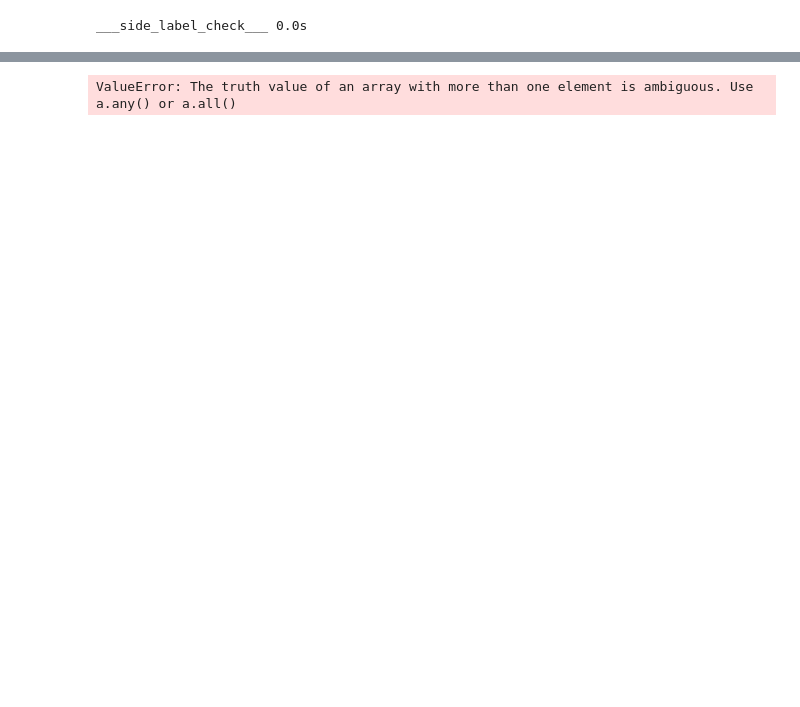
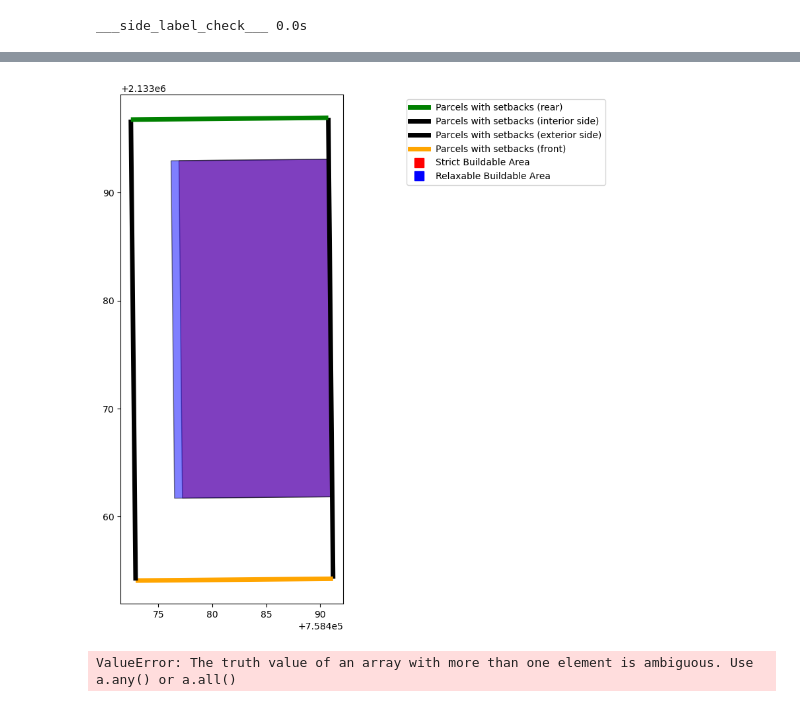
Before and after one commit to vibe-lab-gsd/zonepy, a Jupyter notebook: examples.ipynb, the cells around one changed output, grey strips where cells are left out. Drawn from its saved outputs; the diff is of its cells as text; code cells hidden in the pictures; blank space fills up the shorter version.

```diff
--- a/examples.ipynb
+++ b/examples.ipynb
@@ -899,0 +1060,11 @@ ___side_label_check___ 0.0s
+# %%
+bldg_data = zp_read_bldg(r"/Users/houpuli/Redlining Lab Dropbox/HOUPU LI/ceshi/tidybuilding/2_fam.bldg")
+district_data = district[district['dist_name']=='Single-Family Detached Dwelling 4']
+parcel_dim = zp_get_parcel_dim(parcels)
+parcel_data = parcel_dim[parcel_dim['parcel_id']=='Dallas_County_combined_parcel_337305']
+dist_def = zp_get_dist_def(r"/Users/houpuli/Redlining Lab Dropbox/HOUPU LI/ceshi/test_1/University Park.zoning")
+vars = zp_get_variables(bldg_data, parcel_data, district_data, dist_def)
+zoning_req = zp_get_zoning_req(district_data, bldg_data, parcel_data, dist_def)
+
+parcel_geo = zp_get_parcel_geo(parcels)
+parcel_geo_data = parcel_geo[parcel_geo['parcel_id'] == 'Dallas_County_combined_parcel_337305']
@@ -899,0 +1100,3 @@ ___side_label_check___ 0.0s
+# %%
+parcels_with_setbacks = zp_add_setbacks(parcel_geo_data, district_data, zoning_req)
+parcels_with_setbacks
@@ -899,0 +1109,3 @@ ___side_label_check___ 0.0s
+# %%
+buildable_area = zp_get_buildable_area(parcels_with_setbacks)
+buildable_area
@@ -900,3 +1115,67 @@ ___side_label_check___ 0.0s
+# %%
+import matplotlib.pyplot as plt
+import matplotlib.lines as mlines
+
+# Define a mapping from 'side' values to colors.
+color_mapping = {
+    'Interior side': 'red',
+    'Exterior side': 'blue',
+    'rear': 'green',
+    'front': 'orange'
+}
+
+fig, ax = plt.subplots(figsize=(10, 10))
+
+# Plot the setbacks results by grouping based on the 'side' column.
+for side, group in parcels_with_setbacks.groupby('side'):
+    group.plot(
+        ax=ax,
+        color=None,
+        alpha=1,
+        edgecolor=color_mapping.get(side, 'black'),
+        linewidth=5,
+        label=f'Parcels with setbacks ({side})'
+    )
+
+# Plot the strict buildable area.
+strict_area = buildable_area.copy().set_geometry('buildable_geometry_strict')
+strict_area.plot(
+    ax=ax,
+    color='red',
+    alpha=0.5,
+    edgecolor='black',
+    label='Strict Buildable Area'
+)
+
+# Plot the relaxable buildable area.
+relaxable_area = buildable_area.copy().set_geometry('buildable_geometry_relaxable')
+relaxable_area.plot(
+    ax=ax,
+    color='blue',
+    alpha=0.5,
+    edgecolor='black',
+    label='Relaxable Buildable Area'
+)
+
+# Create custom legend handles.
+handles = []
+# Add legend handles for each setbacks side.
+for side in parcels_with_setbacks['side'].unique():
+    color = color_mapping.get(side, 'black')
+    handle = mlines.Line2D([], [], color=color, linewidth=5, label=f'Parcels with setbacks ({side})')
+    handles.append(handle)
+# Add handles for the buildable area layers.
+handles.append(mlines.Line2D([], [], color='red', marker='s', markersize=10,
+                             markerfacecolor='red', linestyle='None',
+                             label='Strict Buildable Area'))
+handles.append(mlines.Line2D([], [], color='blue', marker='s', markersize=10,
+                             markerfacecolor='blue', linestyle='None',
+                             label='Relaxable Buildable Area'))
+
+ax.legend(handles=handles, loc='upper right', bbox_to_anchor=(2.2, 1))
+plt.show()
+# %% [output]
+[figure, added]
 # %%
 # ————————— 7. Building fit check ————————— #
 parcel_dims["bldg_fit"] = None
```
Also changed, not shown: parts of 15 cells of this notebook, 2 other files.
